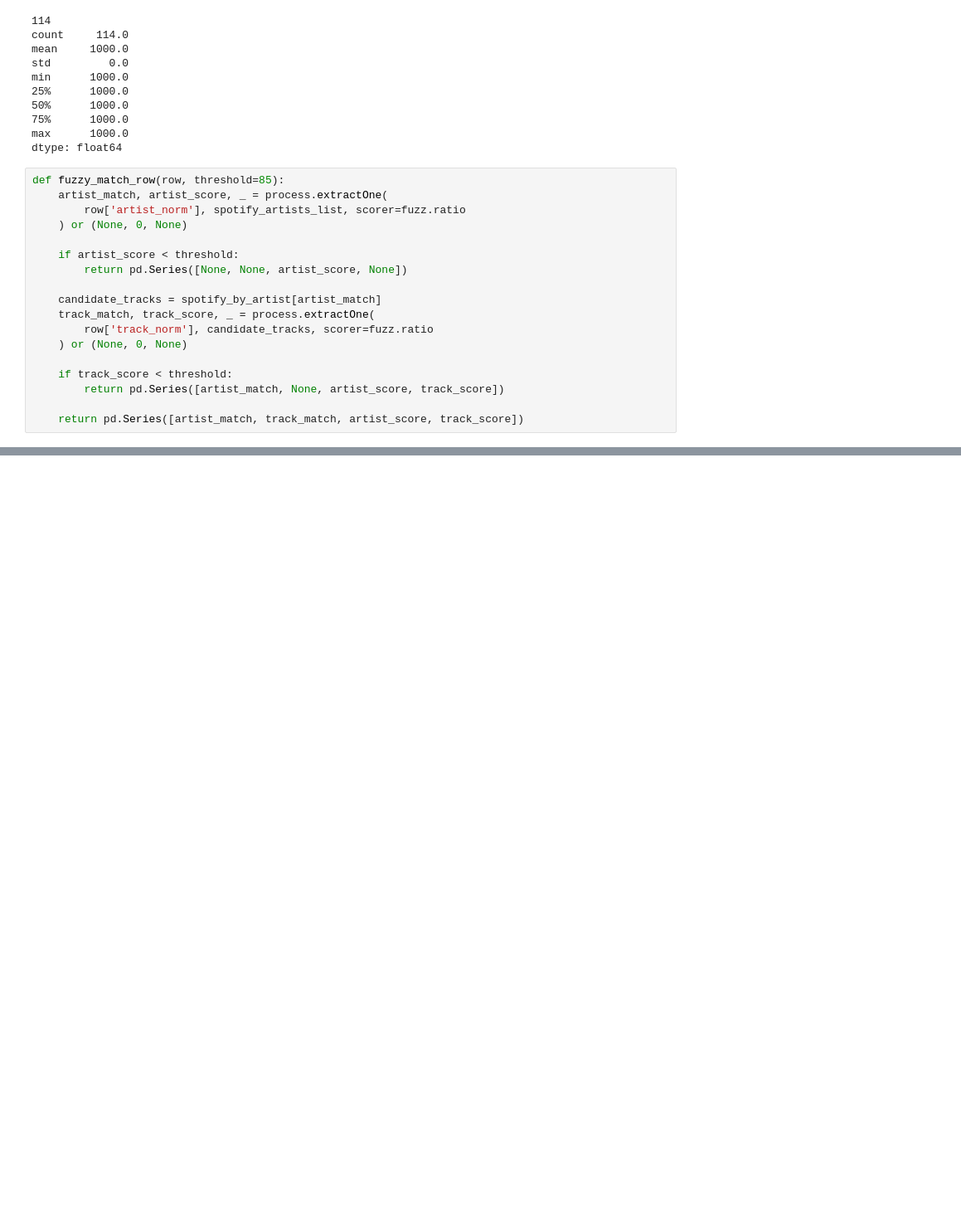
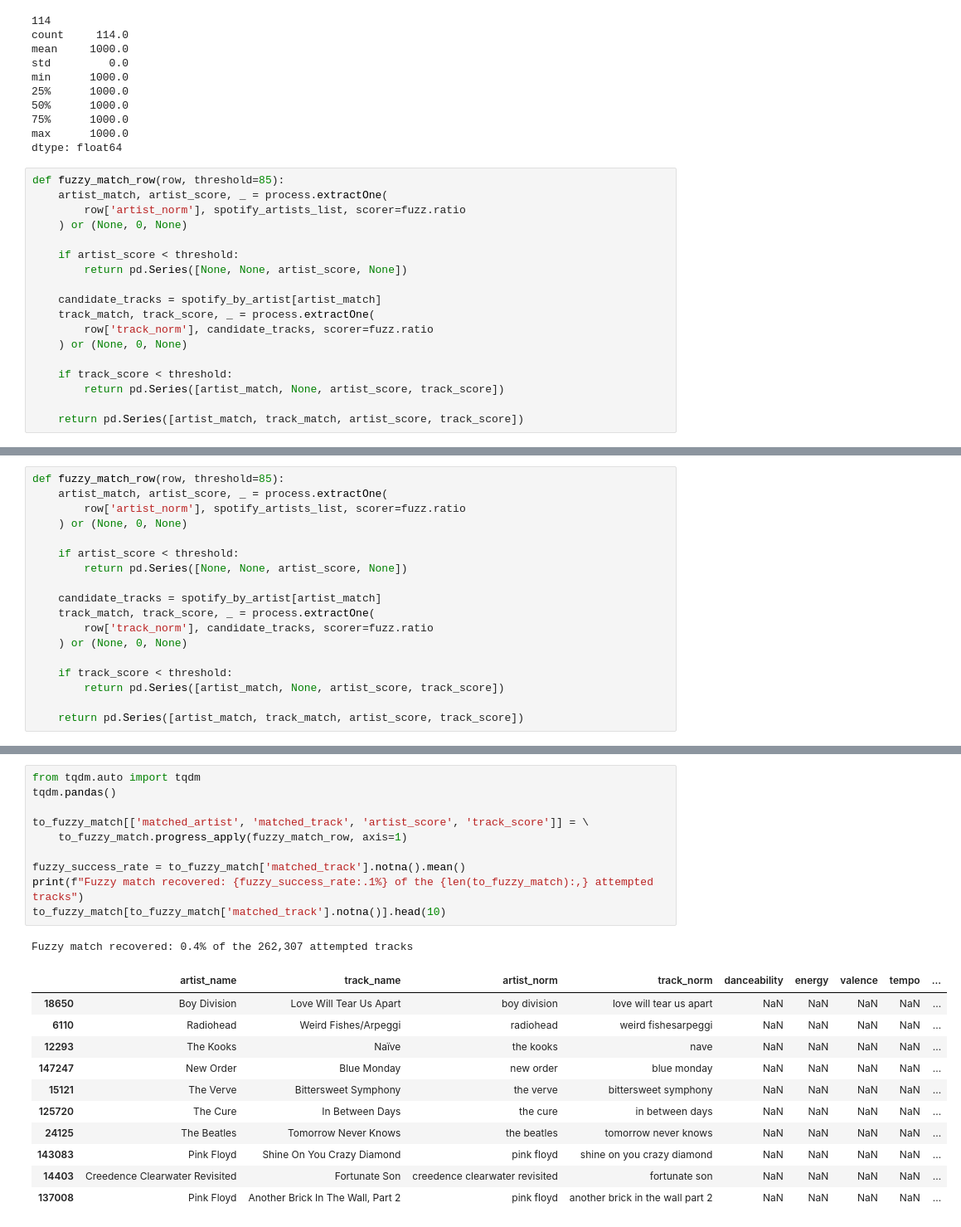
Before and after one commit to aashnology/skip-behavior-analysis, a Jupyter notebook: notebooks/02_sessionize_and_enrich.ipynb, the cells around one changed output, grey strips where cells are left out. Shown at 83% size. Drawn from its saved outputs; the diff is of its cells as text; blank space fills up the shorter version.

```diff
--- a/notebooks/02_sessionize_and_enrich.ipynb
+++ b/notebooks/02_sessionize_and_enrich.ipynb
@@ -197,0 +213,18 @@ to_fuzzy_match[to_fuzzy_match['matched_track'].notna()].head(10)
+# %%
+def fuzzy_match_row(row, threshold=85):
+    artist_match, artist_score, _ = process.extractOne(
+        row['artist_norm'], spotify_artists_list, scorer=fuzz.ratio
+    ) or (None, 0, None)
+
+    if artist_score < threshold:
+        return pd.Series([None, None, artist_score, None])
+
+    candidate_tracks = spotify_by_artist[artist_match]
+    track_match, track_score, _ = process.extractOne(
+        row['track_norm'], candidate_tracks, scorer=fuzz.ratio
+    ) or (None, 0, None)
+
+    if track_score < threshold:
+        return pd.Series([artist_match, None, artist_score, track_score])
+
+    return pd.Series([artist_match, track_match, artist_score, track_score])
@@ -197,0 +251,23 @@ to_fuzzy_match[to_fuzzy_match['matched_track'].notna()].head(10)
+# %%
+from tqdm.auto import tqdm
+tqdm.pandas()
+
+to_fuzzy_match[['matched_artist', 'matched_track', 'artist_score', 'track_score']] = \
+    to_fuzzy_match.progress_apply(fuzzy_match_row, axis=1)
+
+fuzzy_success_rate = to_fuzzy_match['matched_track'].notna().mean()
+print(f"Fuzzy match recovered: {fuzzy_success_rate:.1%} of the {len(to_fuzzy_match):,} attempted tracks")
+to_fuzzy_match[to_fuzzy_match['matched_track'].notna()].head(10)
+# %% [output]
+Fuzzy match recovered: 0.4% of the 262,307 attempted tracks
+|  | artist_name | track_name | artist_norm | track_norm | danceability | energy | valence | tempo | ... |
+| 18650 | Boy Division | Love Will Tear Us Apart | boy division | love will tear us apart | NaN | NaN | NaN | NaN | ... |
+| 6110 | Radiohead | Weird Fishes/Arpeggi | radiohead | weird fishesarpeggi | NaN | NaN | NaN | NaN | ... |
+| 12293 | The Kooks | Naïve | the kooks | nave | NaN | NaN | NaN | NaN | ... |
+| 147247 | New Order | Blue Monday | new order | blue monday | NaN | NaN | NaN | NaN | ... |
+| 15121 | The Verve | Bittersweet Symphony | the verve | bittersweet symphony | NaN | NaN | NaN | NaN | ... |
+| 125720 | The Cure | In Between Days | the cure | in between days | NaN | NaN | NaN | NaN | ... |
+| 24125 | The Beatles | Tomorrow Never Knows | the beatles | tomorrow never knows | NaN | NaN | NaN | NaN | ... |
+| 143083 | Pink Floyd | Shine On You Crazy Diamond | pink floyd | shine on you crazy diamond | NaN | NaN | NaN | NaN | ... |
+| 14403 | Creedence Clearwater Revisited | Fortunate Son | creedence clearwater revisited | fortunate son | NaN | NaN | NaN | NaN | ... |
+| 137008 | Pink Floyd | Another Brick In The Wall, Part 2 | pink floyd | another brick in the wall part 2 | NaN | NaN | NaN | NaN | ... |
```
Also changed, not shown: parts of 19 cells of this notebook.
